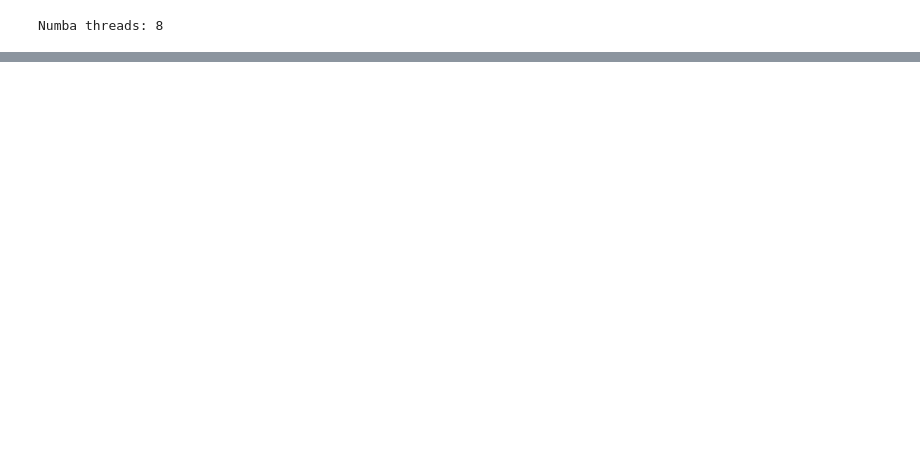
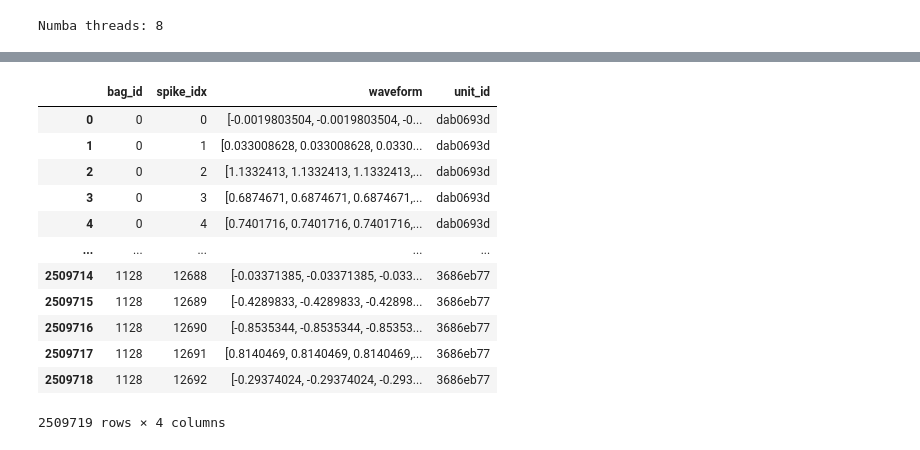
Before and after one commit to BarkBarkBarkBarkBarkBarkBark/SpikeClassifier, a Jupyter notebook: classifier2.ipynb, the cells around one changed output, grey strips where cells are left out. Saved outputs shown, nothing was run; the diff lists cells and outputs as text; code cells hidden in the pictures; blank space fills up the shorter version.

```diff
--- a/classifier2.ipynb
+++ b/classifier2.ipynb
@@ -302,3 +255,8 @@ Neuron:  8476  has  12693 spikes Session=12-16  Channel=15
+# %%
+def make_unit_hash(patient: str, session: str, label_id: int) -> str:
+    key = f"{patient}|{session}|{label_id}".encode("utf-8")
+    # 4 bytes → 8 hex characters
+    return hashlib.blake2b(key, digest_size=4).hexdigest()
 # %%
 def bags_and_spikes_from_list(bags):
     bag_rows = []
@@ -309,18 +267,18 @@ def bags_and_spikes_from_list(bags):
         label_id = int(bag["spike_label"])
         spike_type = bag["spike_type"]
         alignment = bag["alignment"]
-        waves = np.asarray(bag["spikes"], dtype = "float32")
+        waves = np.asarray(bag["spikes"], dtype="float32")
         n_spikes = waves.shape[0]
         mean_wave = waves.mean(axis=0) if n_spikes > 0 else np.zeros(256, np.float32)
 
+        unit_id = make_unit_hash(patient, session, label_id)
+
         bag_rows.append(
             (bag_id, patient, session, int(channel), label_id,
-            spike_type, alignment, n_spikes, mean_wave)
+             spike_type, alignment, n_spikes, mean_wave, unit_id)
         )
 
         for i in range(n_spikes):
-            spike_rows.append((bag_id, i, waves[i]))
+            spike_rows.append((bag_id, i, waves[i], unit_id))  # optional: attach unit_id to each spike
     return bag_rows, spike_rows
-
-bag_rows, spike_rows = bags_and_spikes_from_list(A047_Bag)
 # %%
@@ -369,3 +324,7 @@ spikes_df = pd.read_parquet(spikes_table_path)
 # %%
-bags_df.head()          # first few bags (neurons)
+base_path = "/Users/marco/Local_Sorting"
+patient = "DA047 Sorted"
+patient_path = Path(base_path) / patient
+num_channels = count_channels(patient_path)
+A047_Bag = create_bag_of_bags(num_channels, patient_path, patient)
 # %% [output]
@@ -377,0 +349,19 @@ bags_df.head()          # first few bags (neurons)
+# %%
+bag_rows, spike_rows = bags_and_spikes_from_list(A047_Bag)
+bags_df, spike_df = write_to_parquat(bag_rows, spike_rows, patient_path)
+# %%
+spike_df
+# %% [output]
+|  | bag_id | spike_idx | waveform | unit_id |
+| 0 | 0 | 0 | [-0.0019803504, -0.0019803504, -0... | dab0693d |
+| 1 | 0 | 1 | [0.033008628, 0.033008628, 0.0330... | dab0693d |
+| 2 | 0 | 2 | [1.1332413, 1.1332413, 1.1332413,... | dab0693d |
+| 3 | 0 | 3 | [0.6874671, 0.6874671, 0.6874671,... | dab0693d |
+| 4 | 0 | 4 | [0.7401716, 0.7401716, 0.7401716,... | dab0693d |
+| ... | ... | ... | ... | ... |
+| 2509714 | 1128 | 12688 | [-0.03371385, -0.03371385, -0.033... | 3686eb77 |
+| 2509715 | 1128 | 12689 | [-0.4289833, -0.4289833, -0.42898... | 3686eb77 |
+| 2509716 | 1128 | 12690 | [-0.8535344, -0.8535344, -0.85353... | 3686eb77 |
+| 2509717 | 1128 | 12691 | [0.8140469, 0.8140469, 0.8140469,... | 3686eb77 |
+| 2509718 | 1128 | 12692 | [-0.29374024, -0.29374024, -0.293... | 3686eb77 |
+2509719 rows × 4 columns
```
Also changed, not shown: parts of 10 cells of this notebook.
